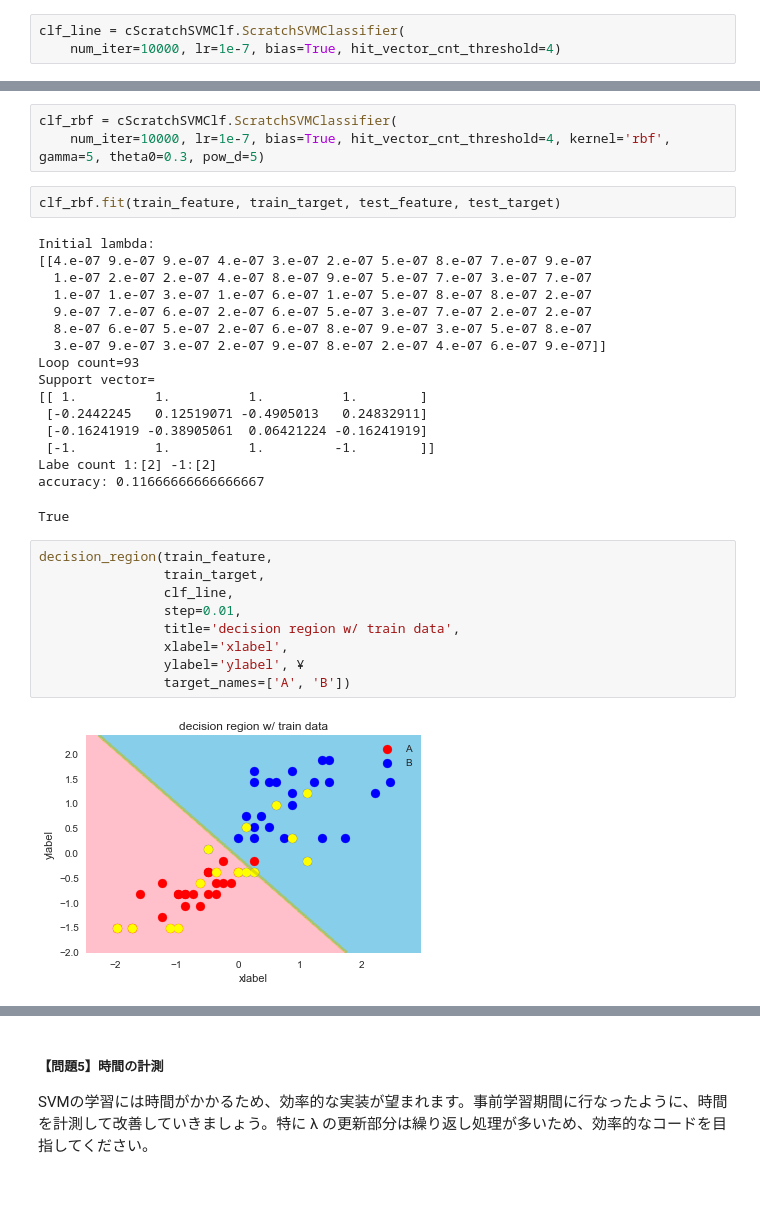
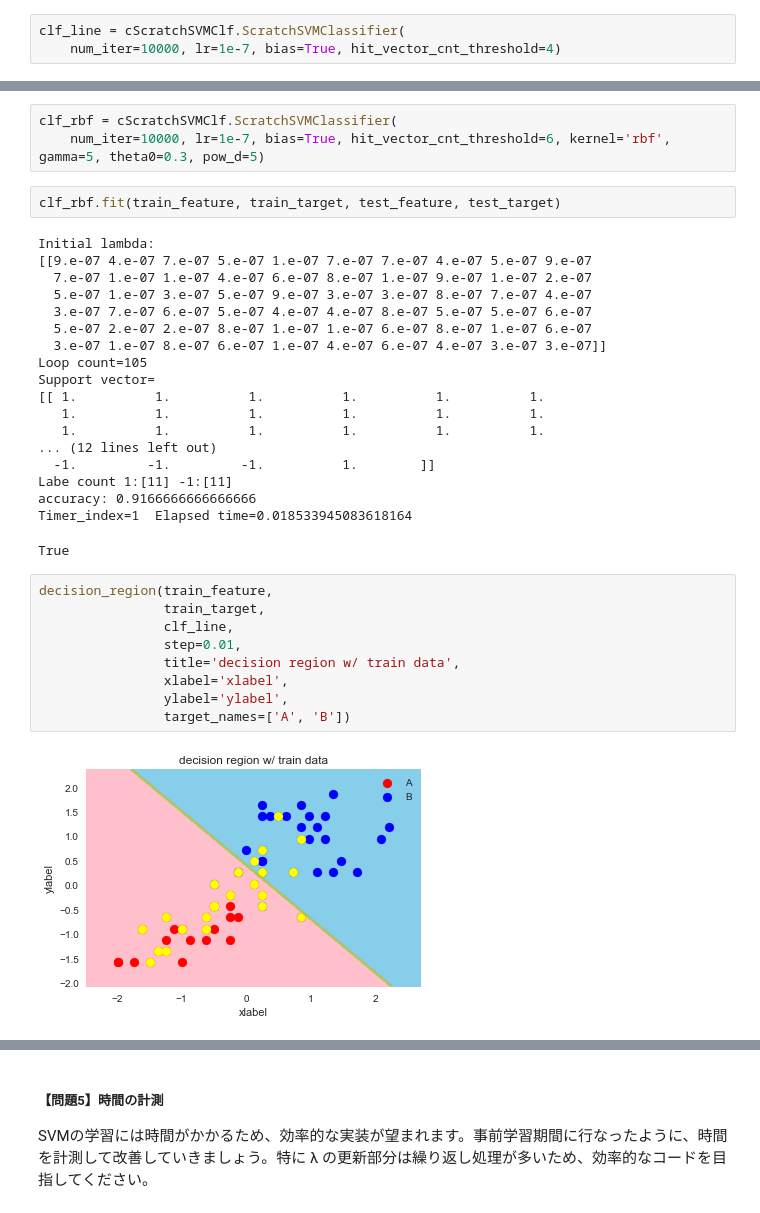
Before and after one commit to ns5849/diveintocode-ml, a Jupyter notebook: sprint5/Sprint5.ipynb, the cells around one changed output, grey strips where cells are left out. Drawn from its saved outputs; the diff is of its cells as text.

```diff
--- a/sprint5/Sprint5.ipynb
+++ b/sprint5/Sprint5.ipynb
@@ -279,37 +279,39 @@ accuracy: 0.9333333333333333
 True
 # %%
 clf_rbf = cScratchSVMClf.ScratchSVMClassifier(
-    num_iter=10000, lr=1e-7, bias=True, hit_vector_cnt_threshold=4, kernel='rbf', gamma=5, theta0=0.3, pow_d=5)
+    num_iter=10000, lr=1e-7, bias=True, hit_vector_cnt_threshold=6, kernel='rbf', gamma=5, theta0=0.3, pow_d=5)
 # %%
 clf_rbf.fit(train_feature, train_target, test_feature, test_target)
 # %% [output]
 Initial lambda:
-[[4.e-07 9.e-07 9.e-07 4.e-07 3.e-07 2.e-07 5.e-07 8.e-07 7.e-07 9.e-07
-  1.e-07 2.e-07 2.e-07 4.e-07 8.e-07 9.e-07 5.e-07 7.e-07 3.e-07 7.e-07
-  1.e-07 1.e-07 3.e-07 1.e-07 6.e-07 1.e-07 5.e-07 8.e-07 8.e-07 2.e-07
-  9.e-07 7.e-07 6.e-07 2.e-07 6.e-07 5.e-07 3.e-07 7.e-07 2.e-07 2.e-07
-  8.e-07 6.e-07 5.e-07 2.e-07 6.e-07 8.e-07 9.e-07 3.e-07 5.e-07 8.e-07
-  3.e-07 9.e-07 3.e-07 2.e-07 9.e-07 8.e-07 2.e-07 4.e-07 6.e-07 9.e-07]]
-Loop count=93
+[[9.e-07 4.e-07 7.e-07 5.e-07 1.e-07 7.e-07 7.e-07 4.e-07 5.e-07 9.e-07
+  7.e-07 1.e-07 1.e-07 4.e-07 6.e-07 8.e-07 1.e-07 9.e-07 1.e-07 2.e-07
+  5.e-07 1.e-07 3.e-07 5.e-07 9.e-07 3.e-07 3.e-07 8.e-07 7.e-07 4.e-07
+  3.e-07 7.e-07 6.e-07 5.e-07 4.e-07 4.e-07 8.e-07 5.e-07 5.e-07 6.e-07
+  5.e-07 2.e-07 2.e-07 8.e-07 1.e-07 1.e-07 6.e-07 8.e-07 1.e-07 6.e-07
+  3.e-07 1.e-07 8.e-07 6.e-07 1.e-07 4.e-07 6.e-07 4.e-07 3.e-07 3.e-07]]
+Loop count=105
 Support vector=
-[[ 1.          1.          1.          1.        ]
- [-0.2442245   0.12519071 -0.4905013   0.24832911]
- [-0.16241919 -0.38905061  0.06421224 -0.16241919]
- [-1.          1.          1.         -1.        ]]
-Labe count 1:[2] -1:[2]
-accuracy: 0.11666666666666667
+[[ 1.          1.          1.          1.          1.          1.
+   1.          1.          1.          1.          1.          1.
+   1.          1.          1.          1.          1.          1.
+... (12 lines left out)
+  -1.         -1.         -1.          1.        ]]
+Labe count 1:[11] -1:[11]
+accuracy: 0.9166666666666666
+Timer_index=1  Elapsed time=0.018533945083618164
 True
 # %%
 decision_region(train_feature,
                 train_target,
                 clf_line,
                 step=0.01,
                 title='decision region w/ train data',
                 xlabel='xlabel',
-                ylabel='ylabel', ¥
+                ylabel='ylabel',
                 target_names=['A', 'B'])
 # %% [output]
-[figure, old version]
+[figure, new version]
 # %%
 decision_region(train_feature,
                 train_target,
```
Also changed, not shown: parts of 10 cells of this notebook, 1 other file.
